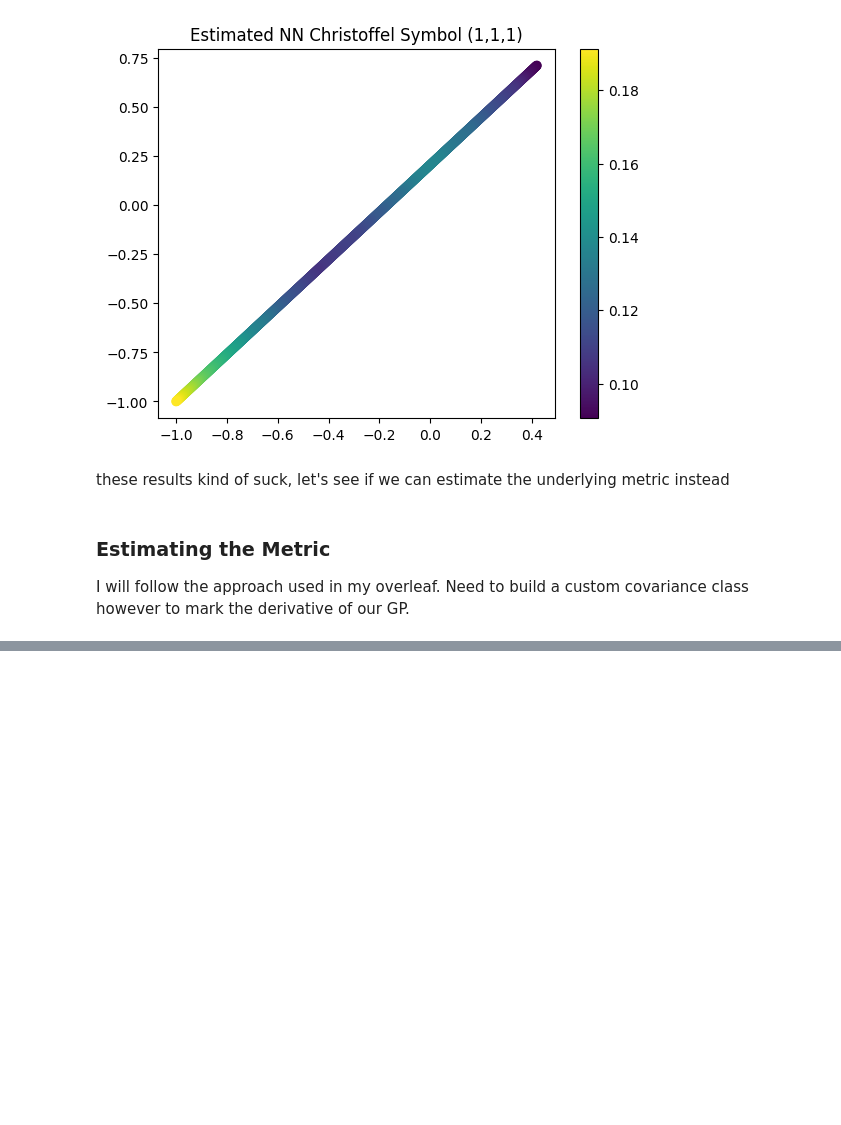
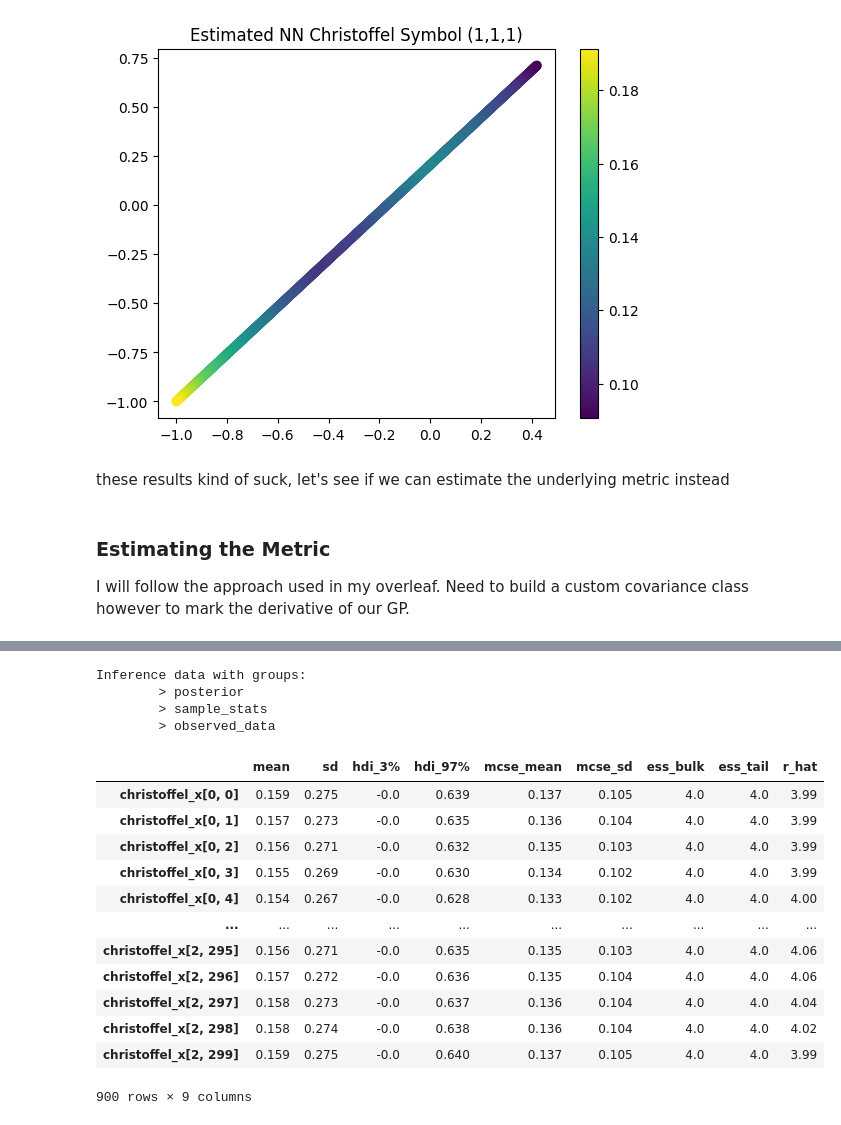
Before and after one commit to abrahme/curvature_estimation, a Jupyter notebook: SampleTrajectory.ipynb, the cells around one changed output, grey strips where cells are left out. Saved outputs shown, nothing was run; the diff lists cells and outputs as text; code cells hidden in the pictures; blank space fills up the shorter version.

```diff
--- a/SampleTrajectory.ipynb
+++ b/SampleTrajectory.ipynb
@@ -480,0 +501,7 @@ with model:
+# %%
+trace
+# %% [output]
+Inference data with groups:
+        > posterior
+        > sample_stats
+        > observed_data
@@ -480,0 +510,16 @@ with model:
+# %%
+az.summary(trace, var_names="christoffel_x")
+# %% [output]
+|  | mean | sd | hdi_3% | hdi_97% | mcse_mean | mcse_sd | ess_bulk | ess_tail | r_hat |
+| christoffel_x[0, 0] | 0.159 | 0.275 | -0.0 | 0.639 | 0.137 | 0.105 | 4.0 | 4.0 | 3.99 |
+| christoffel_x[0, 1] | 0.157 | 0.273 | -0.0 | 0.635 | 0.136 | 0.104 | 4.0 | 4.0 | 3.99 |
+| christoffel_x[0, 2] | 0.156 | 0.271 | -0.0 | 0.632 | 0.135 | 0.103 | 4.0 | 4.0 | 3.99 |
+| christoffel_x[0, 3] | 0.155 | 0.269 | -0.0 | 0.630 | 0.134 | 0.102 | 4.0 | 4.0 | 3.99 |
+| christoffel_x[0, 4] | 0.154 | 0.267 | -0.0 | 0.628 | 0.133 | 0.102 | 4.0 | 4.0 | 4.00 |
+| ... | ... | ... | ... | ... | ... | ... | ... | ... | ... |
+| christoffel_x[2, 295] | 0.156 | 0.271 | -0.0 | 0.635 | 0.135 | 0.103 | 4.0 | 4.0 | 4.06 |
+| christoffel_x[2, 296] | 0.157 | 0.272 | -0.0 | 0.636 | 0.135 | 0.104 | 4.0 | 4.0 | 4.06 |
+| christoffel_x[2, 297] | 0.158 | 0.273 | -0.0 | 0.637 | 0.136 | 0.104 | 4.0 | 4.0 | 4.04 |
+| christoffel_x[2, 298] | 0.158 | 0.274 | -0.0 | 0.638 | 0.136 | 0.104 | 4.0 | 4.0 | 4.02 |
+| christoffel_x[2, 299] | 0.159 | 0.275 | -0.0 | 0.640 | 0.137 | 0.105 | 4.0 | 4.0 | 3.99 |
+900 rows × 9 columns
```
Also changed, not shown: parts of 18 cells of this notebook, 3 other files.
